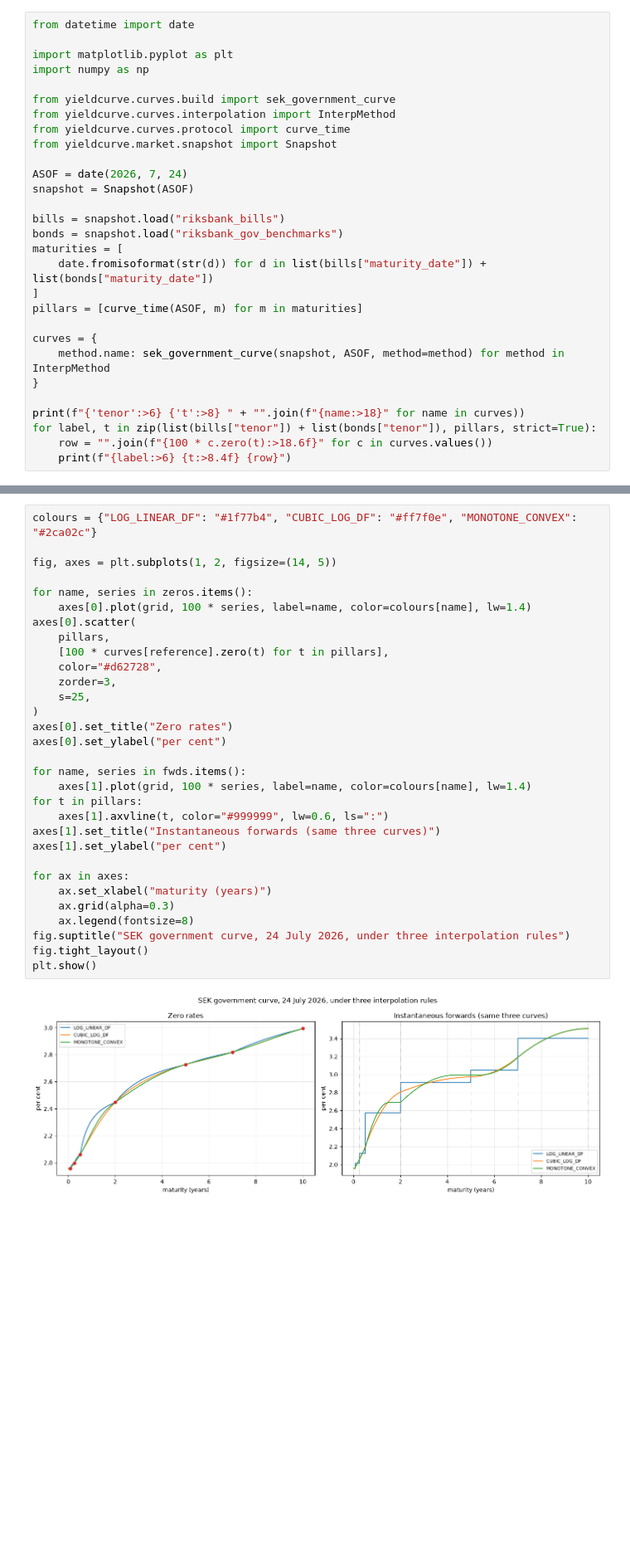
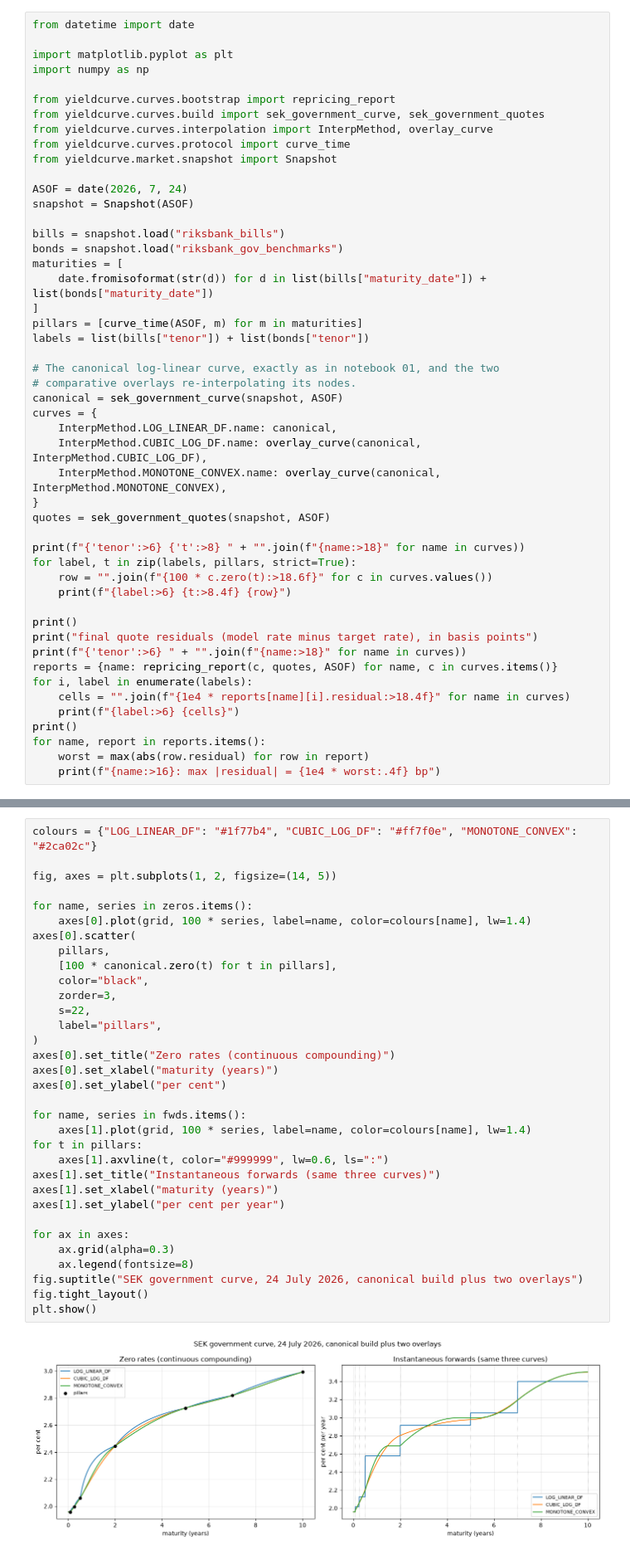
Before and after one commit to wididestrianda01/fixed-income-curve-engine, a Jupyter notebook: notebooks/02-interpolation-comparison.ipynb, the cells around one changed output, grey strips where cells are left out. Shown at 83% size. Saved outputs shown, nothing was run; the diff lists cells and outputs as text; blank space fills up the shorter version.

```diff
--- a/notebooks/02-interpolation-comparison.ipynb
+++ b/notebooks/02-interpolation-comparison.ipynb
@@ -105,8 +109,9 @@ from datetime import date
 import matplotlib.pyplot as plt
 import numpy as np
 
-from yieldcurve.curves.build import sek_government_curve
-from yieldcurve.curves.interpolation import InterpMethod
+from yieldcurve.curves.bootstrap import repricing_report
+from yieldcurve.curves.build import sek_government_curve, sek_government_quotes
+from yieldcurve.curves.interpolation import InterpMethod, overlay_curve
 from yieldcurve.curves.protocol import curve_time
 from yieldcurve.market.snapshot import Snapshot
 
@@ -119,15 +124,34 @@ maturities = [
     date.fromisoformat(str(d)) for d in list(bills["maturity_date"]) + list(bonds["maturity_date"])
 ]
 pillars = [curve_time(ASOF, m) for m in maturities]
+labels = list(bills["tenor"]) + list(bonds["tenor"])
 
+# The canonical log-linear curve, exactly as in notebook 01, and the two
+# comparative overlays re-interpolating its nodes.
+canonical = sek_government_curve(snapshot, ASOF)
 curves = {
-    method.name: sek_government_curve(snapshot, ASOF, method=method) for method in InterpMethod
+    InterpMethod.LOG_LINEAR_DF.name: canonical,
+    InterpMethod.CUBIC_LOG_DF.name: overlay_curve(canonical, InterpMethod.CUBIC_LOG_DF),
+    InterpMethod.MONOTONE_CONVEX.name: overlay_curve(canonical, InterpMethod.MONOTONE_CONVEX),
 }
+quotes = sek_government_quotes(snapshot, ASOF)
 
 print(f"{'tenor':>6} {'t':>8} " + "".join(f"{name:>18}" for name in curves))
-for label, t in zip(list(bills["tenor"]) + list(bonds["tenor"]), pillars, strict=True):
+for label, t in zip(labels, pillars, strict=True):
     row = "".join(f"{100 * c.zero(t):>18.6f}" for c in curves.values())
     print(f"{label:>6} {t:>8.4f} {row}")
+
+print()
+print("final quote residuals (model rate minus target rate), in basis points")
+print(f"{'tenor':>6} " + "".join(f"{name:>18}" for name in curves))
+reports = {name: repricing_report(c, quotes, ASOF) for name, c in curves.items()}
+for i, label in enumerate(labels):
+    cells = "".join(f"{1e4 * reports[name][i].residual:>18.4f}" for name in curves)
+    print(f"{label:>6} {cells}")
+print()
+for name, report in reports.items():
+    worst = max(abs(row.residual) for row in report)
+    print(f"{name:>16}: max |residual| = {1e4 * worst:.4f} bp")
 # %% [output]
  tenor        t      LOG_LINEAR_DF      CUBIC_LOG_DF   MONOTONE_CONVEX
     1M   0.0849           1.958218          1.958218          1.958218
@@ -186,36 +228,38 @@ maximum absolute difference against monotone convex, in basis points
 # %%
 colours = {"LOG_LINEAR_DF": "#1f77b4", "CUBIC_LOG_DF": "#ff7f0e", "MONOTONE_CONVEX": "#2ca02c"}
 
 fig, axes = plt.subplots(1, 2, figsize=(14, 5))
 
 for name, series in zeros.items():
     axes[0].plot(grid, 100 * series, label=name, color=colours[name], lw=1.4)
 axes[0].scatter(
     pillars,
-    [100 * curves[reference].zero(t) for t in pillars],
-    color="#d62728",
+    [100 * canonical.zero(t) for t in pillars],
+    color="black",
     zorder=3,
-    s=25,
+    s=22,
+    label="pillars",
 )
-axes[0].set_title("Zero rates")
+axes[0].set_title("Zero rates (continuous compounding)")
+axes[0].set_xlabel("maturity (years)")
 axes[0].set_ylabel("per cent")
 
 for name, series in fwds.items():
     axes[1].plot(grid, 100 * series, label=name, color=colours[name], lw=1.4)
 for t in pillars:
     axes[1].axvline(t, color="#999999", lw=0.6, ls=":")
 axes[1].set_title("Instantaneous forwards (same three curves)")
-axes[1].set_ylabel("per cent")
+axes[1].set_xlabel("maturity (years)")
+axes[1].set_ylabel("per cent per year")
 
 for ax in axes:
-    ax.set_xlabel("maturity (years)")
     ax.grid(alpha=0.3)
     ax.legend(fontsize=8)
-fig.suptitle("SEK government curve, 24 July 2026, under three interpolation rules")
+fig.suptitle("SEK government curve, 24 July 2026, canonical build plus two overlays")
 fig.tight_layout()
 plt.show()
 # %% [output]
-[figure, old version]
+[figure, new version]
 # %%
 # ## Results
 #
```
Also changed, not shown: parts of 6 cells of this notebook, 5 other files.
